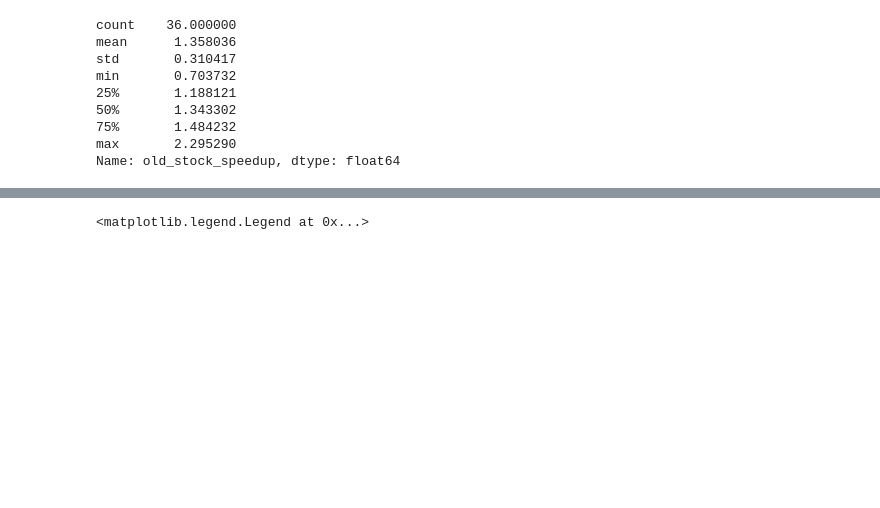
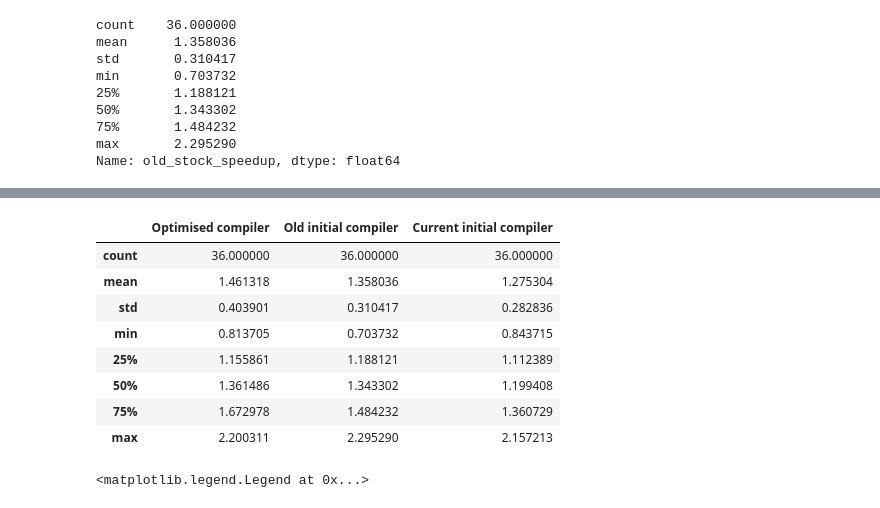
Before and after one commit to wrbs/partii-project, a Jupyter notebook: benchmarks/analysis/2021-05-10.ipynb, the cells around one changed output, grey strips where cells are left out. Cells and saved outputs as stored; diff of their text form; code cells hidden in the pictures; blank space fills up the shorter version.

```diff
--- a/benchmarks/analysis/2021-05-10.ipynb
+++ b/benchmarks/analysis/2021-05-10.ipynb
@@ -177,6 +179,18 @@ plt.xlabel('Speedup')
 plt.savefig('../../docs/images/box.pdf', bbox_inches='tight')
 # %% [output]
 [drawing not drawn]
+# %%
+data.describe()
+# %% [output]
+|  | Optimised compiler | Old initial compiler | Current initial compiler |
+| count | 36.000000 | 36.000000 | 36.000000 |
+| mean | 1.461318 | 1.358036 | 1.275304 |
+| std | 0.403901 | 0.310417 | 0.282836 |
+| min | 0.813705 | 0.703732 | 0.843715 |
+| 25% | 1.155861 | 1.188121 | 1.112389 |
+| 50% | 1.361486 | 1.343302 | 1.199408 |
+| 75% | 1.672978 | 1.484232 | 1.360729 |
+| max | 2.200311 | 2.295290 | 2.157213 |
 # %%
 fig, axs = plt.subplots(nrows=2, ncols=1, figsize=(20, 5), sharex=True)
 
```
Also changed, not shown: parts of 2 cells of this notebook, 10 other files.
